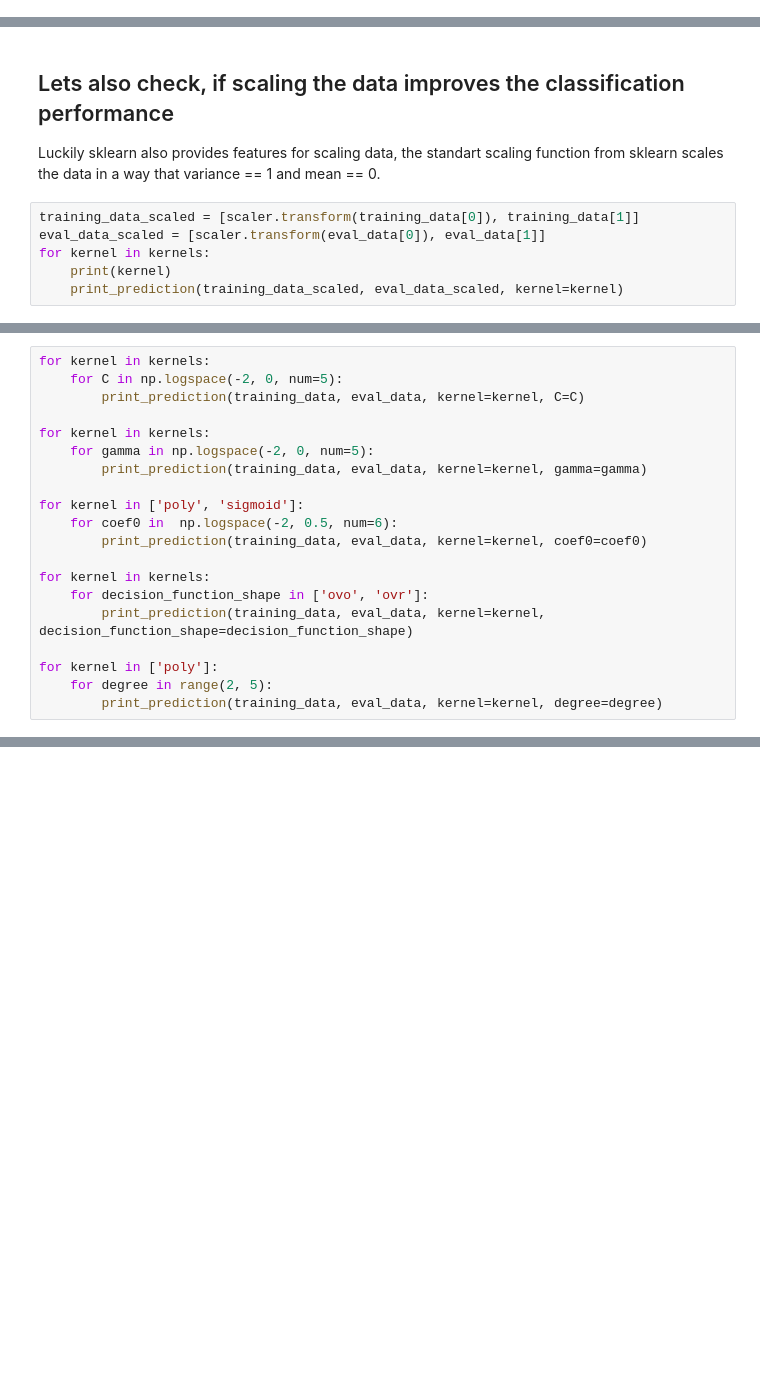
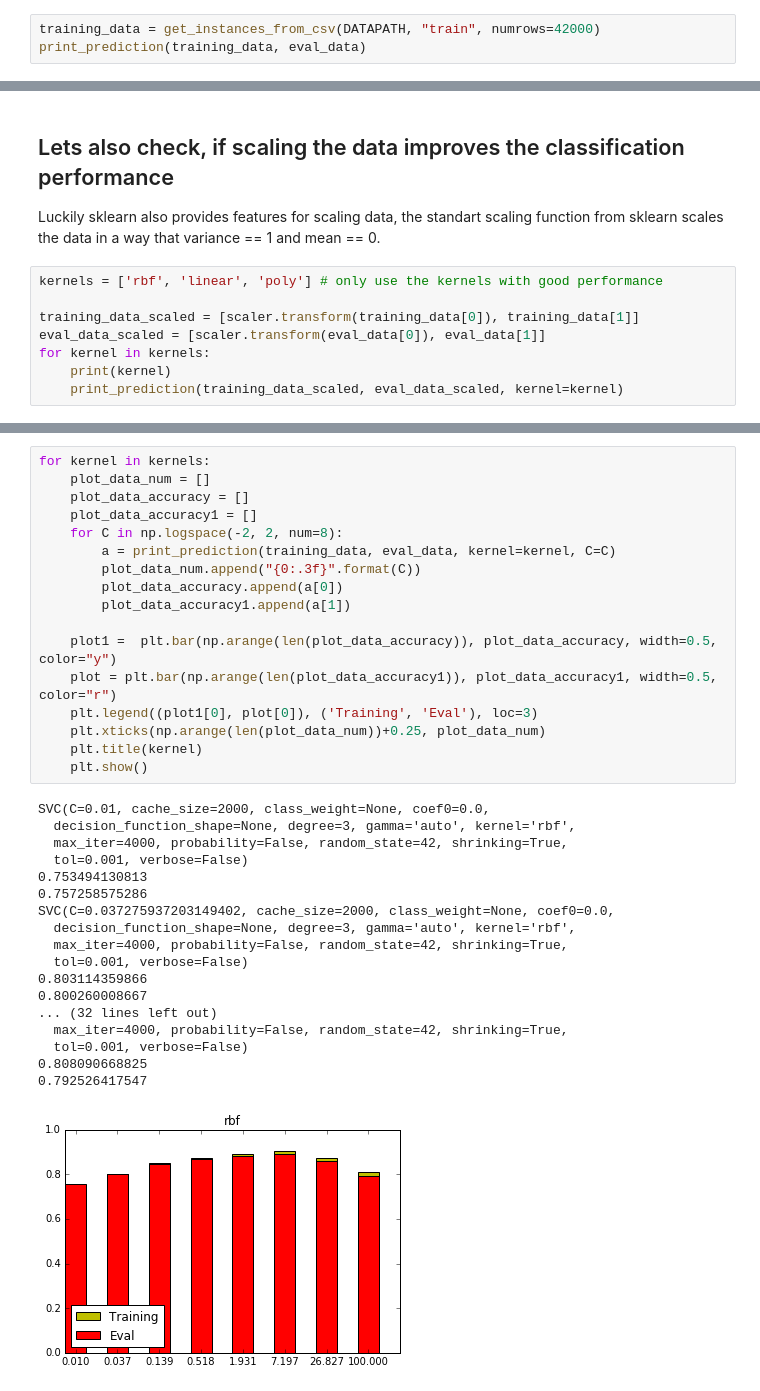
Before and after one commit to bergnerbenjamin/atml, a Jupyter notebook: main/SVM training.ipynb, the cells around one changed output, grey strips where cells are left out. Saved outputs shown, nothing was run; the diff lists cells and outputs as text; blank space fills up the shorter version.

```diff
--- a/main/SVM training.ipynb
+++ b/main/SVM training.ipynb
@@ -62,0 +95,3 @@ accuracy on evaluation data:
+# %%
+training_data = get_instances_from_csv(DATAPATH, "train", numrows=42000)
+print_prediction(training_data, eval_data)
@@ -115,6 +135,8 @@ The RBF kernel seems to perform slightly better then the linear kernel. Both are
 ## Lets also check, if scaling the data improves the classification performance
 Luckily sklearn also provides features for scaling data, the standart scaling function from sklearn scales the data in a way that variance == 1 and mean == 0.
 # %%
+kernels = ['rbf', 'linear', 'poly'] # only use the kernels with good performance
+
 training_data_scaled = [scaler.transform(training_data[0]), training_data[1]]
 eval_data_scaled = [scaler.transform(eval_data[0]), eval_data[1]]
 for kernel in kernels:
@@ -166,20 +162,0 @@ accuracy on evaluation data:
-# %%
-for kernel in kernels:
-    for C in np.logspace(-2, 0, num=5):
-        print_prediction(training_data, eval_data, kernel=kernel, C=C)
-
-for kernel in kernels:
-    for gamma in np.logspace(-2, 0, num=5):
-        print_prediction(training_data, eval_data, kernel=kernel, gamma=gamma)
-
-for kernel in ['poly', 'sigmoid']:
-    for coef0 in  np.logspace(-2, 0.5, num=6):
-        print_prediction(training_data, eval_data, kernel=kernel, coef0=coef0)
-
-for kernel in kernels:
-    for decision_function_shape in ['ovo', 'ovr']:
-        print_prediction(training_data, eval_data, kernel=kernel, decision_function_shape=decision_function_shape)
-
-for kernel in ['poly']:
-    for degree in range(2, 5):
-        print_prediction(training_data, eval_data, kernel=kernel, degree=degree)
@@ -292,0 +166,36 @@ The more training data is presented, the less likely it is that the algorithm co
+# %%
+for kernel in kernels:
+    plot_data_num = []
+    plot_data_accuracy = []
+    plot_data_accuracy1 = []
+    for C in np.logspace(-2, 2, num=8):
+        a = print_prediction(training_data, eval_data, kernel=kernel, C=C)
+        plot_data_num.append("{0:.3f}".format(C))
+        plot_data_accuracy.append(a[0])
+        plot_data_accuracy1.append(a[1])
+
+    plot1 =  plt.bar(np.arange(len(plot_data_accuracy)), plot_data_accuracy, width=0.5, color="y")
+    plot = plt.bar(np.arange(len(plot_data_accuracy1)), plot_data_accuracy1, width=0.5, color="r")
+    plt.legend((plot1[0], plot[0]), ('Training', 'Eval'), loc=3)
+    plt.xticks(np.arange(len(plot_data_num))+0.25, plot_data_num)
+    plt.title(kernel)
+    plt.show()
+# %% [output]
+SVC(C=0.01, cache_size=2000, class_weight=None, coef0=0.0,
+  decision_function_shape=None, degree=3, gamma='auto', kernel='rbf',
+  max_iter=4000, probability=False, random_state=42, shrinking=True,
+  tol=0.001, verbose=False)
+0.753494130813
+0.757258575286
+SVC(C=0.037275937203149402, cache_size=2000, class_weight=None, coef0=0.0,
+  decision_function_shape=None, degree=3, gamma='auto', kernel='rbf',
+  max_iter=4000, probability=False, random_state=42, shrinking=True,
+  tol=0.001, verbose=False)
+0.803114359866
+0.800260008667
+... (32 lines left out)
+  max_iter=4000, probability=False, random_state=42, shrinking=True,
+  tol=0.001, verbose=False)
+0.808090668825
+0.792526417547
+[figure, added]
```
Also changed, not shown: parts of 18 cells of this notebook.
